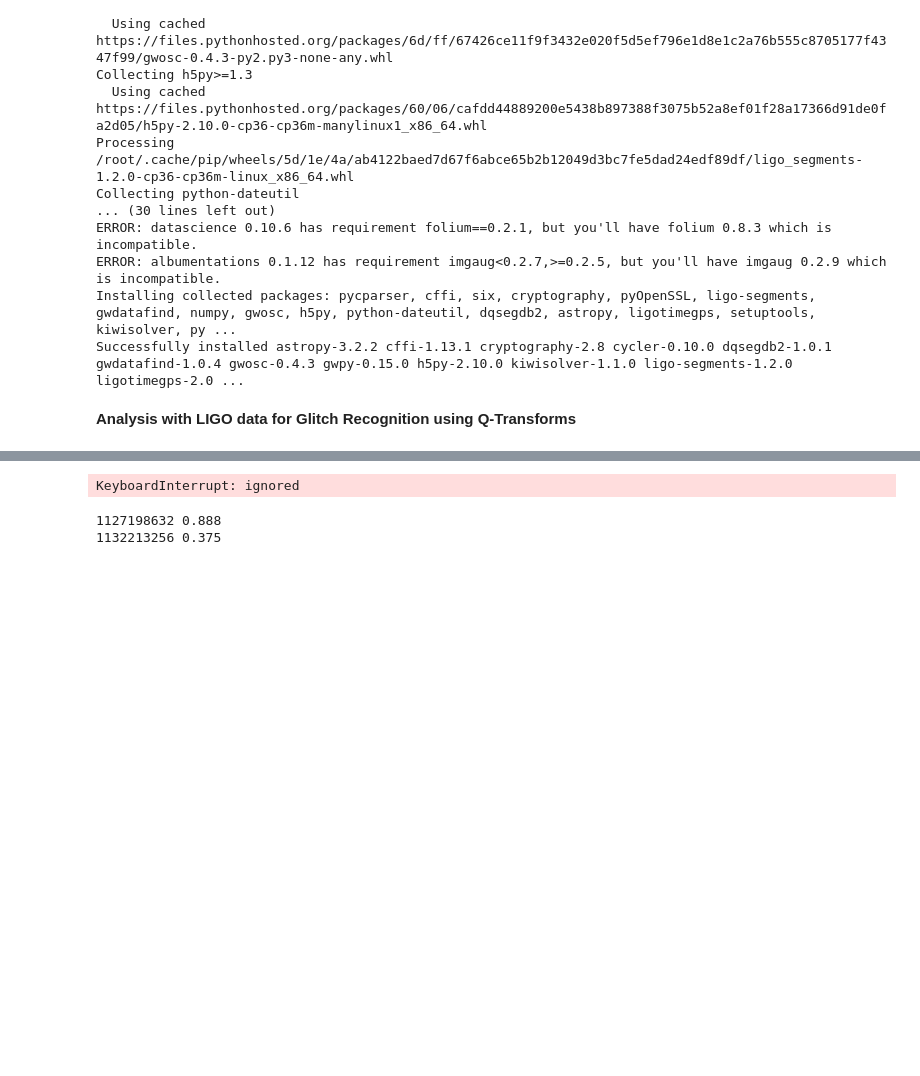
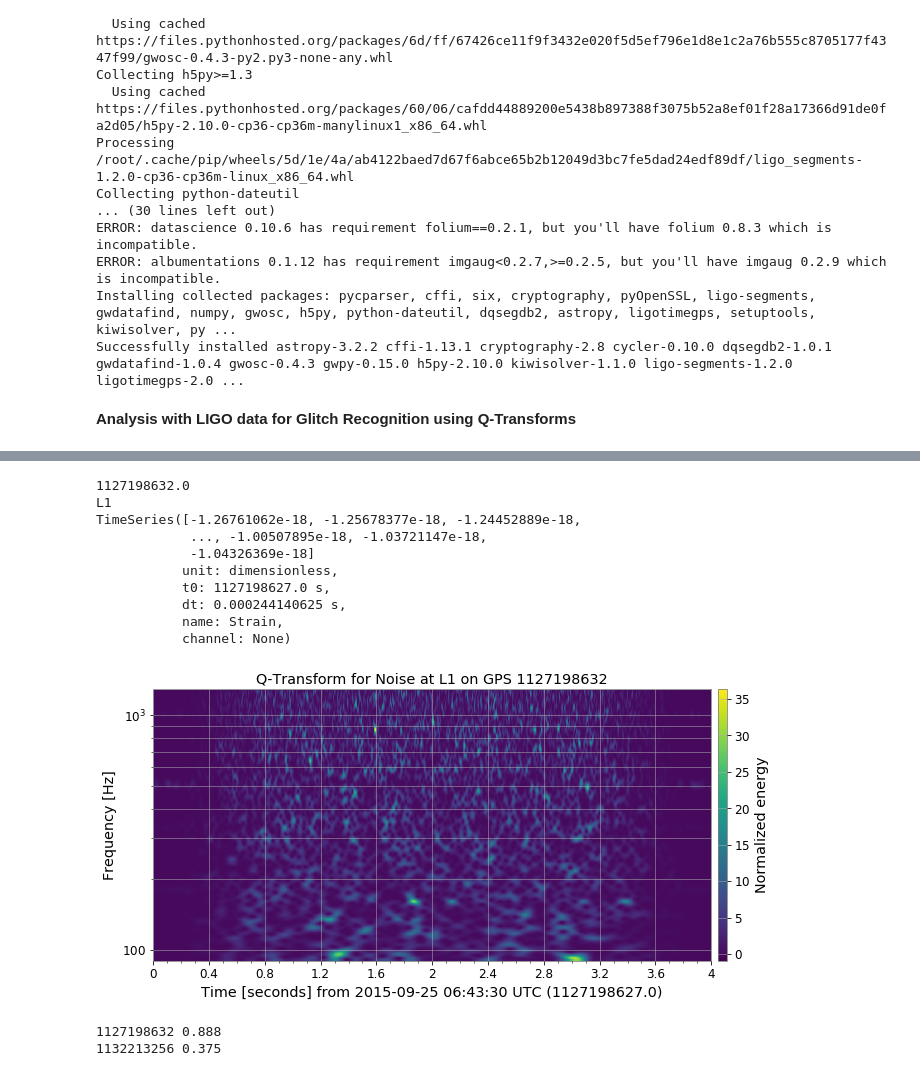
Before and after one commit to SGRGit/gwOsc, a Jupyter notebook: DataPrepBlipGlitches.ipynb, the cells around one changed output, grey strips where cells are left out. Drawn from its saved outputs; the diff is of its cells as text; code cells hidden in the pictures; blank space fills up the shorter version.

```diff
--- a/DataPrepBlipGlitches.ipynb
+++ b/DataPrepBlipGlitches.ipynb
@@ -44,11 +44,11 @@ import matplotlib.pyplot as plt
 import math
 # %%
 from gwpy.timeseries import TimeSeries
-data_with_glitch = TimeSeries.fetch_open_data('L1', 1127711090-50, 1127711090+50)
-data_no_glitch = TimeSeries.fetch_open_data('L1', 1127711090-101, 1127711090-1)
+data_with_glitch = TimeSeries.fetch_open_data('L1', 1127198632-50, 1127198632+50)
+data_no_glitch = TimeSeries.fetch_open_data('L1', 1127198632-101, 1127198632-1)
 
-data_Q_Transglitch = TimeSeries.fetch_open_data('L1', 1127711090-2, 1127711090+2)
-data_Q_Transnoise = TimeSeries.fetch_open_data('L1', 1127711090-5, 1127711090-1)
+data_Q_Transglitch = TimeSeries.fetch_open_data('L1', 1127198632-2, 1127198632+2)
+data_Q_Transnoise = TimeSeries.fetch_open_data('L1', 1127198632-5, 1127198632-1)
 
 white_no_glitch = data_no_glitch.whiten(2, 1)
 white_glitch = data_with_glitch.whiten(2, 1)
@@ -148,8 +113,48 @@ KeyboardInterrupt: ignored
-# %%
-data_Q_Transglitch = TimeSeries.fetch_open_data('L1', 1127198632-2, 1127198632+2)
-data_Q_Transnoise = TimeSeries.fetch_open_data('L1', 1127198632-5, 1127198632-1)
-# %% [output]
-KeyboardInterrupt: ignored
+# %%
+from gwpy.timeseries import TimeSeries
+def prep_data(ifo, epoch):
+  data_Q_Transglitch = TimeSeries.fetch_open_data(ifo, epoch-2, epoch+2)
+  data_Q_Transnoise = TimeSeries.fetch_open_data(ifo, epoch-5, epoch-1)
+  print(data_Q_Transnoise)
+  plot_qtrans_noise(data_Q_Transnoise, ifo, epoch)
+
+def plot_qtrans_noise(data_Q_Transnoise, ifo, epoch):
+  qtrans_noise = data_Q_Transnoise.q_transform()
+  plot = qtrans_noise.imshow(figsize=[10, 5])
+  ax = plot.gca()
+  ax.set_xscale('seconds')
+  ax.set_yscale('log')
+  ax.set_ylabel('Frequency [Hz]')
+  ax.grid(True, axis='y', which='both')
+  ax.colorbar(cmap='viridis', label='Normalized energy')
+  ax.set_title('Q-Transform for Noise at %s on GPS %d' %(ifo, epoch))
+  plot.show()
+# %%
+epoch = np.empty(3)
+ifo = ['']
+for i in range(0, 1, 1):
+  epoch[i] = int(glitch_data['GPStime'][i])
+  ifo[i] = glitch_data['ifo'][i]
+  ifo.append(ifo)
+  #interval[i] = round((glitch_data['GPStime'][i] %1), 3)
+  print(epoch[i])
+  print(ifo[i])
+  prep_data(ifo[i], epoch[i])
+  #data_Q_Transnoise
+  #data_Q_Noise = np.append(data_Q_Noise, np.array(data_Q_Transnoise))
+  #print(data_Q_Noise[i])
+# %% [output]
+1127198632.0
+L1
+TimeSeries([-1.26761062e-18, -1.25678377e-18, -1.24452889e-18,
+            ..., -1.00507895e-18, -1.03721147e-18,
+            -1.04326369e-18]
+           unit: dimensionless,
+           t0: 1127198627.0 s,
+           dt: 0.000244140625 s,
+           name: Strain,
+           channel: None)
+[figure, added]
 # %%
 for i in range(0, 2, 1):
   epoch = int(glitch_data['GPStime'][i])
```
Also changed, not shown: parts of 2 cells of this notebook.
